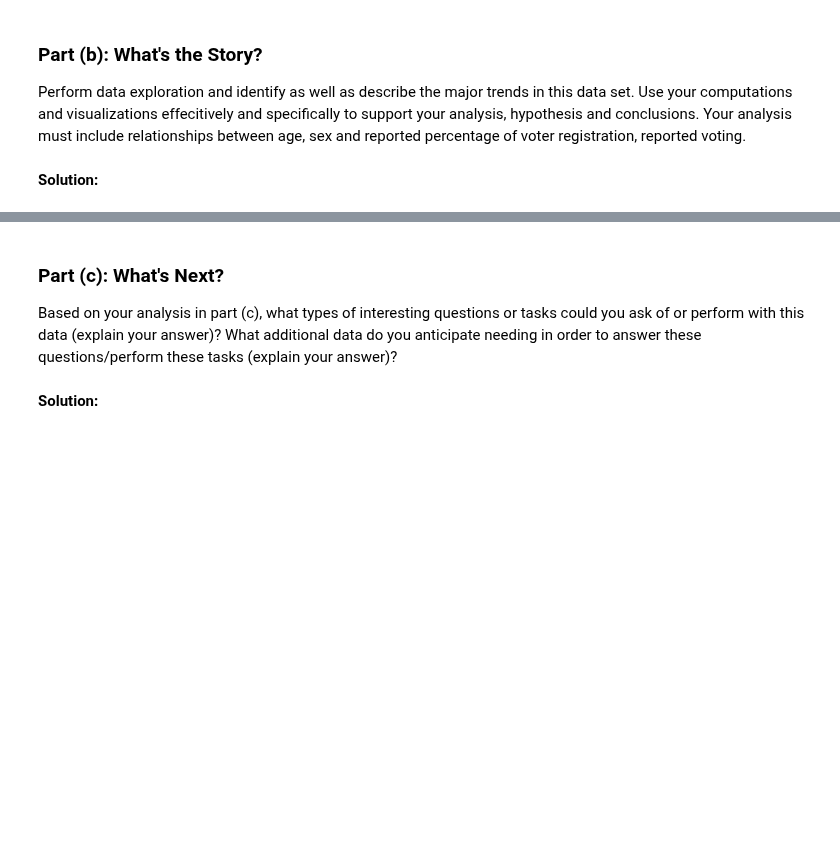
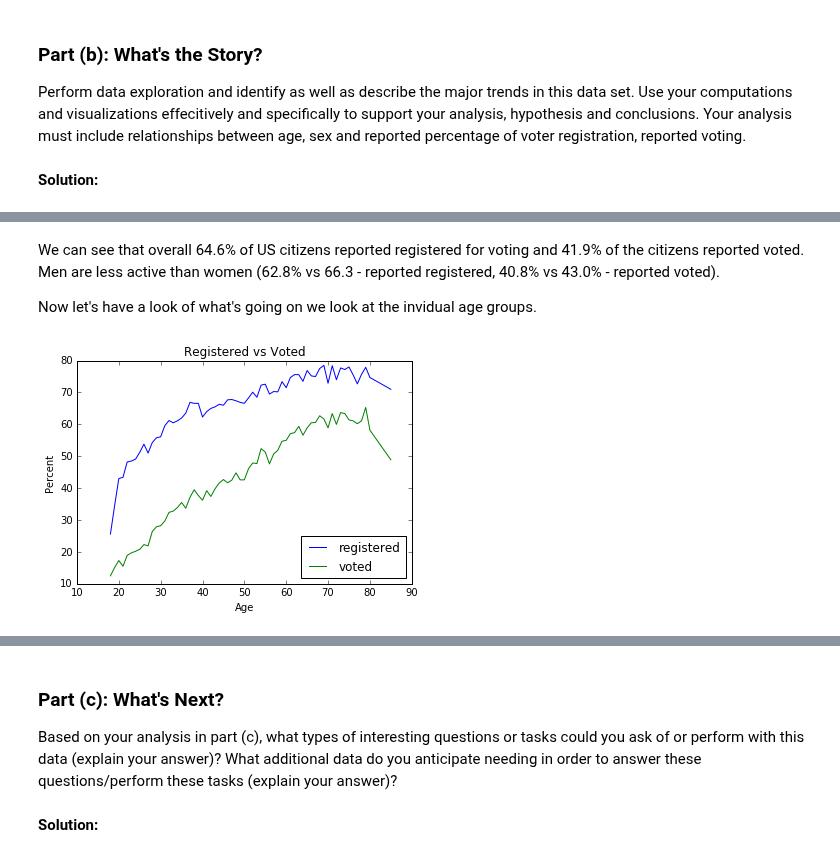
Before and after one commit to colbyZ/test1, a Jupyter notebook: src/main/python/hw1/Zambalayev_Timur_CSCI_E_109a_HW1.ipynb, the cells around one changed output, grey strips where cells are left out. Saved outputs shown, nothing was run; the diff lists cells and outputs as text; code cells hidden in the pictures; blank space fills up the shorter version.

Commit message:
show_plot

```diff
--- a/src/main/python/hw1/Zambalayev_Timur_CSCI_E_109a_HW1.ipynb
+++ b/src/main/python/hw1/Zambalayev_Timur_CSCI_E_109a_HW1.ipynb
@@ -811,21 +811,22 @@ def read_excel():
 
     # drop all rows except for the individual age ones
     indices_to_drop = get_indices_to_drop()
-    df = df.drop(df.index[indices_to_drop])
+    age_df = df.drop(df.index[indices_to_drop])
 
     # create the age column
     age_list = 3 * get_age_list()
-    df.insert(1, 'age', age_list)
+    age_df.insert(1, 'age', age_list)
 
     # create ('gender', 'age') multi index for the main dataframe
-    df = df.set_index(['gender', 'age'])
+    age_df = age_df.set_index(['gender', 'age'])
 
-    return df, total_df
+    return age_df, total_df
 
 
-df, total_df = read_excel()
+age_df, total_df = read_excel()
 print 'total dataframe:\n%s\n' % total_df
-print 'age dataframe:\n', df.head()
+print 'age dataframe:\n%s\n' % age_df.head()
+print 'age dataframe (female):\n%s\n' % age_df.loc['Female'].head()
 # %% [output]
 total dataframe:
             Total Population  US Citizen - Total Citizen Population  \
@@ -862,0 +872,22 @@ Perform data exploration and identify as well as describe the major trends in th
+# %% [markdown]
+We can see that overall 64.6% of US citizens reported registered for voting and 41.9% of the citizens reported voted.
+Men are less active than women (62.8% vs 66.3 - reported registered, 40.8% vs 43.0% - reported voted).
+
+Now let's have a look of what's going on we look at the invidual age groups.
+# %%
+def show_plot(title, plot_info_1, plot_info_2):
+    plt.plot(plot_info_1[0], label=plot_info_1[1])
+    plt.plot(plot_info_2[0], label=plot_info_2[1])
+    plt.xlabel('Age')
+    plt.ylabel('Percent')
+    plt.legend(loc='lower right')
+    plt.title(title)
+    plt.show()
+
+
+show_plot(
+    'Registered vs Voted',
+    (age_df.loc['Both sexes'][['US Citizen - Reported registered - Percent']], 'registered'),
+    (age_df.loc['Both sexes'][['US Citizen - Reported voted - Percent']], 'voted'))
+# %% [output]
+[figure, added]
```
Also changed, not shown: parts of 9 cells of this notebook, 1 other file.
